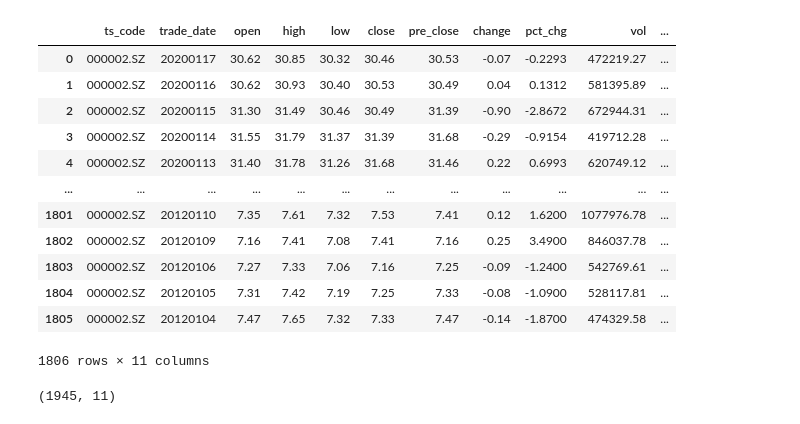
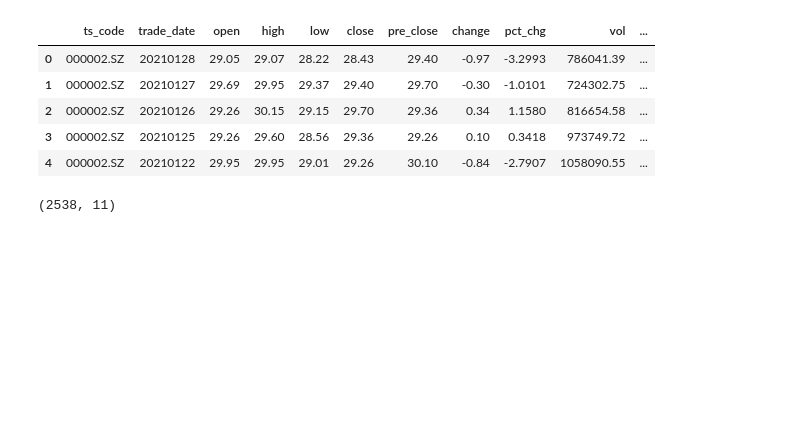
Before and after one commit to bizeasy17/investtrack, a Jupyter notebook: jupyternb/Stock Predict (tushare)_LSTM.ipynb, the cells around one changed output. Saved outputs shown, nothing was run; the diff lists cells and outputs as text; code cells hidden in the pictures; blank space fills up the shorter version.

```diff
--- a/jupyternb/Stock Predict (tushare)_LSTM.ipynb
+++ b/jupyternb/Stock Predict (tushare)_LSTM.ipynb
@@ -11,24 +11,17 @@ import matplotlib.pyplot as plt
 plt.style.use('fivethirtyeight')
 # %%
 pro = ts.pro_api()
-
-df = pro.daily(ts_code='000002.SZ', start_date='201200101', end_date='20200119')
-df
+# 万科A
+df = pro.daily(ts_code='000002.SZ', start_date='201000101', end_date='20210128')
+df.head()
 # %% [output]
 |  | ts_code | trade_date | open | high | low | close | pre_close | change | pct_chg | vol | ... |
-| 0 | 000002.SZ | 20200117 | 30.62 | 30.85 | 30.32 | 30.46 | 30.53 | -0.07 | -0.2293 | 472219.27 | ... |
-| 1 | 000002.SZ | 20200116 | 30.62 | 30.93 | 30.40 | 30.53 | 30.49 | 0.04 | 0.1312 | 581395.89 | ... |
-| 2 | 000002.SZ | 20200115 | 31.30 | 31.49 | 30.46 | 30.49 | 31.39 | -0.90 | -2.8672 | 672944.31 | ... |
-| 3 | 000002.SZ | 20200114 | 31.55 | 31.79 | 31.37 | 31.39 | 31.68 | -0.29 | -0.9154 | 419712.28 | ... |
-| 4 | 000002.SZ | 20200113 | 31.40 | 31.78 | 31.26 | 31.68 | 31.46 | 0.22 | 0.6993 | 620749.12 | ... |
-| ... | ... | ... | ... | ... | ... | ... | ... | ... | ... | ... | ... |
-| 1801 | 000002.SZ | 20120110 | 7.35 | 7.61 | 7.32 | 7.53 | 7.41 | 0.12 | 1.6200 | 1077976.78 | ... |
-| 1802 | 000002.SZ | 20120109 | 7.16 | 7.41 | 7.08 | 7.41 | 7.16 | 0.25 | 3.4900 | 846037.78 | ... |
-| 1803 | 000002.SZ | 20120106 | 7.27 | 7.33 | 7.06 | 7.16 | 7.25 | -0.09 | -1.2400 | 542769.61 | ... |
-| 1804 | 000002.SZ | 20120105 | 7.31 | 7.42 | 7.19 | 7.25 | 7.33 | -0.08 | -1.0900 | 528117.81 | ... |
-| 1805 | 000002.SZ | 20120104 | 7.47 | 7.65 | 7.32 | 7.33 | 7.47 | -0.14 | -1.8700 | 474329.58 | ... |
+| 0 | 000002.SZ | 20210128 | 29.05 | 29.07 | 28.22 | 28.43 | 29.40 | -0.97 | -3.2993 | 786041.39 | ... |
+| 1 | 000002.SZ | 20210127 | 29.69 | 29.95 | 29.37 | 29.40 | 29.70 | -0.30 | -1.0101 | 724302.75 | ... |
+| 2 | 000002.SZ | 20210126 | 29.26 | 30.15 | 29.15 | 29.70 | 29.36 | 0.34 | 1.1580 | 816654.58 | ... |
+| 3 | 000002.SZ | 20210125 | 29.26 | 29.60 | 28.56 | 29.36 | 29.26 | 0.10 | 0.3418 | 973749.72 | ... |
+| 4 | 000002.SZ | 20210122 | 29.95 | 29.95 | 29.01 | 29.26 | 30.10 | -0.84 | -2.7907 | 1058090.55 | ... |
-1806 rows × 11 columns
 # %%
 df.shape
 # %% [output]
-(1945, 11)
+(2538, 11)
```
Also changed, not shown: parts of 21 cells of this notebook, 3 other files.
